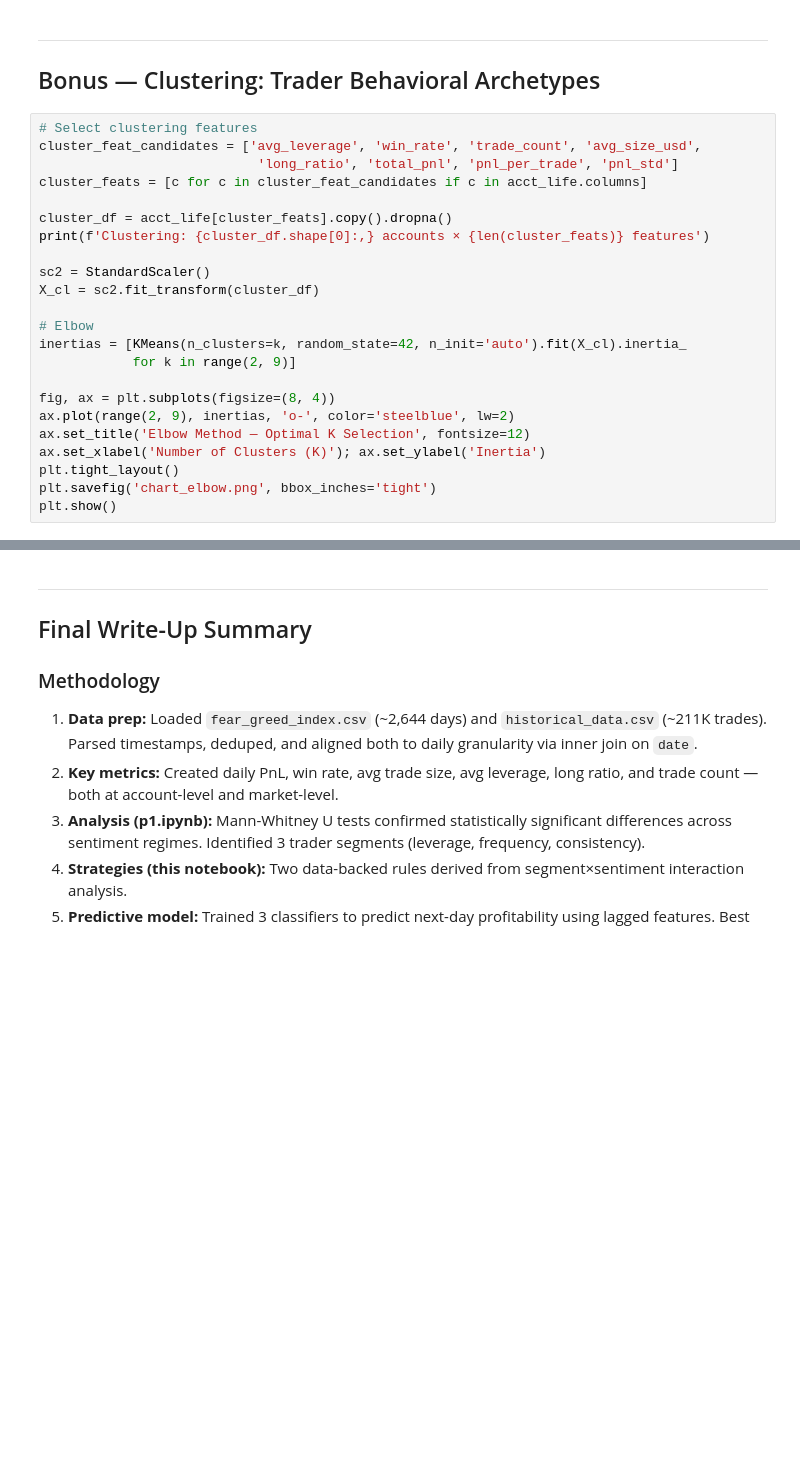
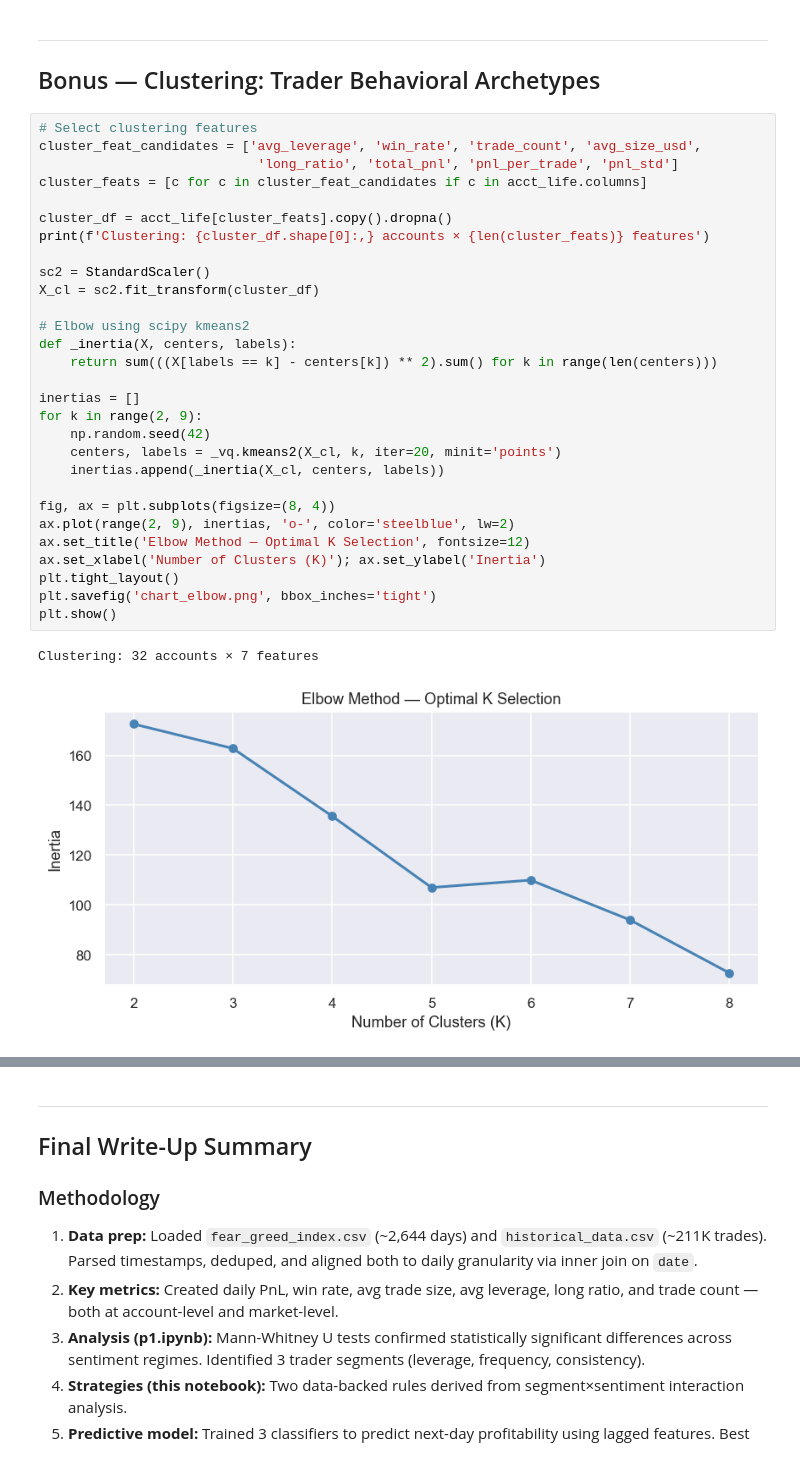
Before and after one commit to bharatbushan03/Data-Science-Intern-Project, a Jupyter notebook: p2.ipynb, the cells around one changed output, grey strips where cells are left out. Cells and saved outputs as stored; diff of their text form; blank space fills up the shorter version.

```diff
--- a/p2.ipynb
+++ b/p2.ipynb
@@ -333,24 +381,33 @@ print('Saved ✓')
 # %%
 # Select clustering features
 cluster_feat_candidates = ['avg_leverage', 'win_rate', 'trade_count', 'avg_size_usd',
                             'long_ratio', 'total_pnl', 'pnl_per_trade', 'pnl_std']
 cluster_feats = [c for c in cluster_feat_candidates if c in acct_life.columns]
 
 cluster_df = acct_life[cluster_feats].copy().dropna()
 print(f'Clustering: {cluster_df.shape[0]:,} accounts × {len(cluster_feats)} features')
 
 sc2 = StandardScaler()
 X_cl = sc2.fit_transform(cluster_df)
 
-# Elbow
-inertias = [KMeans(n_clusters=k, random_state=42, n_init='auto').fit(X_cl).inertia_
-            for k in range(2, 9)]
+# Elbow using scipy kmeans2
+def _inertia(X, centers, labels):
+    return sum(((X[labels == k] - centers[k]) ** 2).sum() for k in range(len(centers)))
+
+inertias = []
+for k in range(2, 9):
+    np.random.seed(42)
+    centers, labels = _vq.kmeans2(X_cl, k, iter=20, minit='points')
+    inertias.append(_inertia(X_cl, centers, labels))
 
 fig, ax = plt.subplots(figsize=(8, 4))
 ax.plot(range(2, 9), inertias, 'o-', color='steelblue', lw=2)
 ax.set_title('Elbow Method — Optimal K Selection', fontsize=12)
 ax.set_xlabel('Number of Clusters (K)'); ax.set_ylabel('Inertia')
 plt.tight_layout()
 plt.savefig('chart_elbow.png', bbox_inches='tight')
 plt.show()
+# %% [output]
+Clustering: 32 accounts × 7 features
+[figure, added]
 # %%
```
Also changed, not shown: parts of 10 cells of this notebook, 10 other files.
